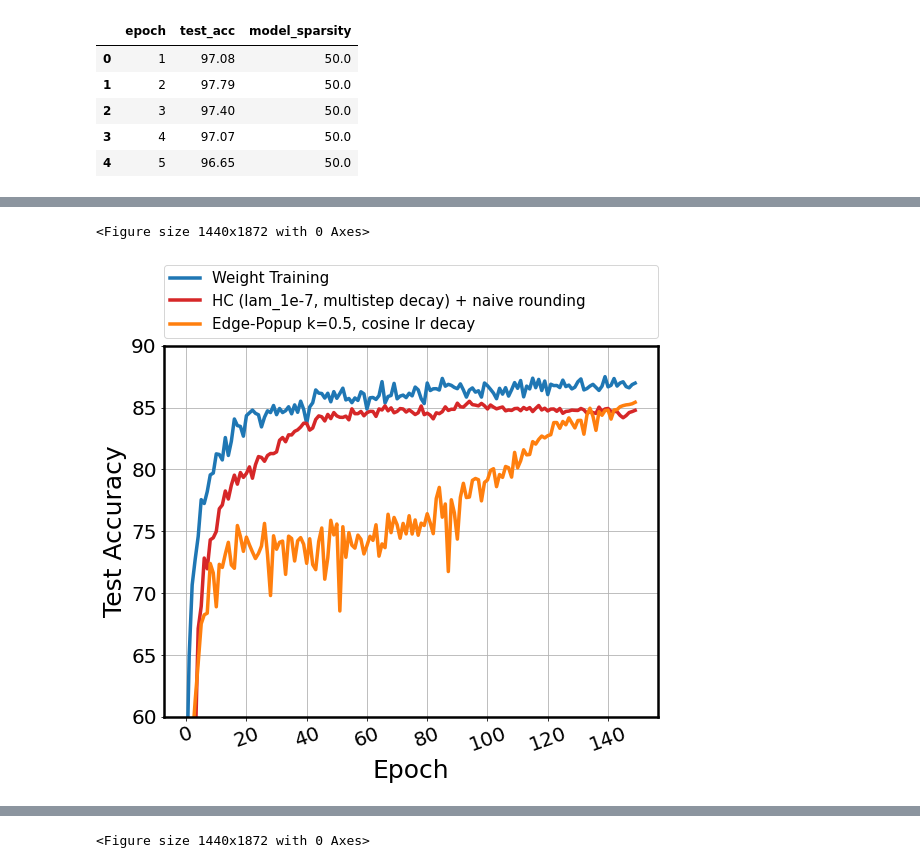
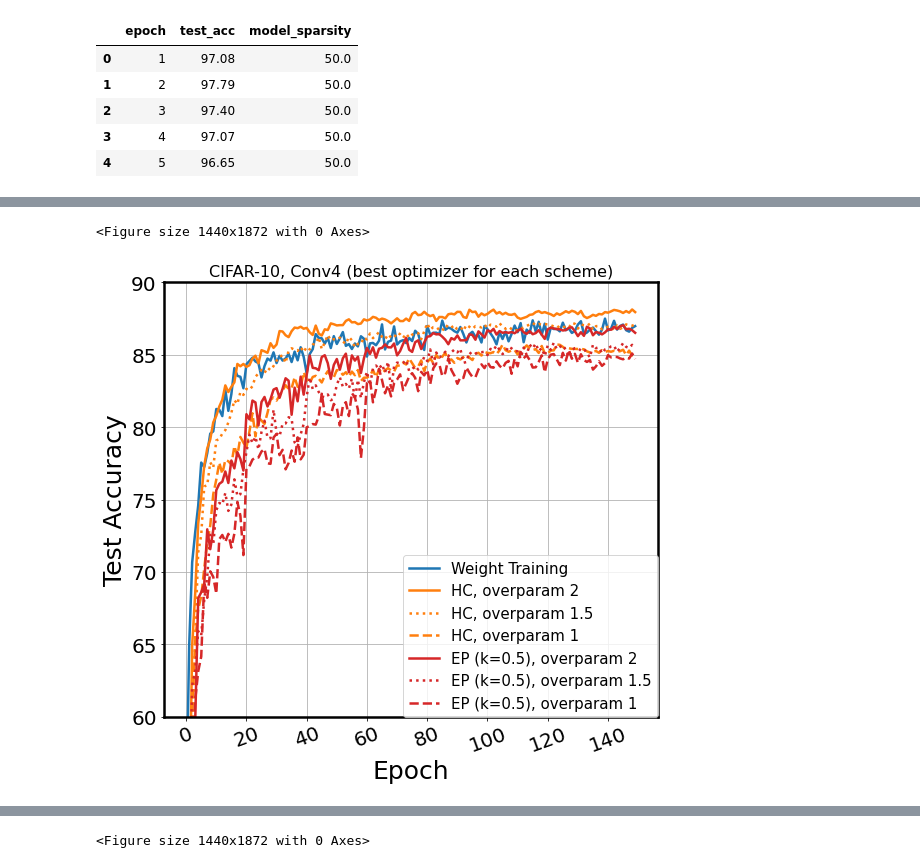
Before and after one commit to ksreenivasan/pruning_is_enough, a Jupyter notebook: plotting_things.ipynb, the cells around one changed output, grey strips where cells are left out. Cells and saved outputs as stored; diff of their text form; code cells hidden in the pictures.

Commit message:
overparam EP and HC

```diff
--- a/plotting_things.ipynb
+++ b/plotting_things.ipynb
@@ -353,8 +355,18 @@ observation_window = 500
 
 # test acc
 df_weight_train[:observation_window].plot(x='epoch', y='test_acc', linestyle='-',
-                              ax=ax, linewidth=3.5, color="C0", markersize=20, markevery=1,
+                              ax=ax, linewidth=2.5, color="C0", markersize=20, markevery=1,
                               label=r"Weight Training")
+df_hc_overparam_2[:observation_window].plot(x='epoch', y='test_acc', linestyle='-',
+                              ax=ax, linewidth=2.5, color="C1", markersize=20, markevery=1,
+                              label=r"HC, overparam 2") #)+ naive rounding")
+df_hc_overparam_1_5[:observation_window].plot(x='epoch', y='test_acc', linestyle='dotted',
+                              ax=ax, linewidth=2.5, color="C1", markersize=20, markevery=1,
+                              label=r"HC, overparam 1.5") #+ naive rounding")
+
+
+
+
 
 # df_hc_reg[:observation_window].plot(x='epoch', y='test_acc_before_rounding', linestyle='-',
 #                               ax=ax, linewidth=3.5, color="C1", markersize=20, markevery=1,
@@ -364,42 +376,79 @@ df_weight_train[:observation_window].plot(x='epoch', y='test_acc', linestyle='-'
 #                               ax=ax, linewidth=3.5, color="C2", markersize=20, markevery=1,
 #                               label=r"HC (reg, no decay) + naive rounding")
 
 # df_hc_reg_multistep[:observation_window].plot(x='epoch', y='test_acc_before_rounding', linestyle='-',
 #                               ax=ax, linewidth=3.5, color="C3", markersize=20, markevery=1,
 #                               label=r"HC (reg, multistep decay) + no rounding")
 
 # df_hc_reg_multistep[:observation_window].plot(x='epoch', y='test_acc_smooth', linestyle='-',
 #                               ax=ax, linewidth=3.5, color="C4", markersize=20, markevery=1,
 #                               label=r"HC (reg, multistep decay) + naive rounding")
 
 
-df_hc_multistep_lam_1e7[:observation_window].plot(x='epoch', y='test_acc', linestyle='-',
-                              ax=ax, linewidth=3.5, color="C3", markersize=20, markevery=1,
-                              label=r"HC (lam_1e-7, multistep decay) + naive rounding")
+# df_hc_multistep_lam_1e7[:observation_window].plot(x='epoch', y='test_acc', linestyle='-',
+#                               ax=ax, linewidth=3.5, color="C3", markersize=20, markevery=1,
+#                               label=r"HC (reg1, lam_1e-7, multistep decay) + naive rounding")
+df_hc_multistep_reg2[:observation_window].plot(x='epoch', y='test_acc', linestyle='--',
+                              ax=ax, linewidth=2.5, color="C1", markersize=20, markevery=1,
+                              #label=r"HC (reg2, lam_1e-5, multistep decay) + naive rounding"
+                              label=r"HC, overparam 1") # + naive rounding")
+
+
+#### SGD
+
+# df_ep3[:observation_window].plot(x='epoch', y='test_acc', linestyle='-',
+#                               ax=ax, linewidth=3.5, color="C1", markersize=20, markevery=1,
+#                               label=r"Edge-Popup k=0.5, cosine lr decay")
+
+df_ep_overparam_2_sgd[:observation_window].plot(x='epoch', y='test_acc', linestyle='-',
+                              ax=ax, linewidth=2.5, color="C3", markersize=20, markevery=1,
+                              label=r"EP (k=0.5), overparam 2")#, sgd") #, multistep decay") #, adam")
+
+df_ep_overparam_1_5_sgd[:observation_window].plot(x='epoch', y='test_acc', linestyle='dotted',
+                              ax=ax, linewidth=2.5, color="C3", markersize=20, markevery=1,
+                              label=r"EP (k=0.5), overparam 1.5")#, sgd") #, multistep decay") #, adam")
+df_ep4[:observation_window].plot(x='epoch', y='test_acc', linestyle='--',
+                              ax=ax, linewidth=2.5, color="C3", markersize=20, markevery=1,
+                              label=r"EP (k=0.5), overparam 1")#, sgd")
+
+
+#### ADAM
+
+# df_ep_overparam_2[:observation_window].plot(x='epoch', y='test_acc', linestyle='-',
+#                               ax=ax, linewidth=2.5, color="C3", markersize=20, markevery=1,
+#                               label=r"Edge-Popup k=0.5, overparam 2") #, multistep decay") #, adam")
+
+
+# df_ep_overparam_1_5[:observation_window].plot(x='epoch', y='test_acc', linestyle='dotted',
+#                               ax=ax, linewidth=2.5, color="C3", markersize=20, markevery=1,
+#                               label=r"Edge-Popup k=0.5, overparam 1.5") #, multistep decay") #, adam")
+
+
+# df_ep_adam[:observation_window].plot(x='epoch', y='test_acc', linestyle='--',
+#                                      ax=ax, linewidth=2.5, color="C3", markersize=20, markevery=1,
+#                                      label=r"Edge-Popup k=0.5") #, multistep decay") #, adam")
 
 
 
-df_ep3[:observation_window].plot(x='epoch', y='test_acc_smooth', linestyle='-',
-                              ax=ax, linewidth=3.5, color="C1", markersize=20, markevery=1,
-                              label=r"Edge-Popup k=0.5, cosine lr decay")
-
-
+plt.title('CIFAR-10, Conv4 (best optimizer for each scheme)', fontsize=16)
 plt.xlabel("Epoch",fontsize=25)
 plt.ylabel("Test Accuracy",fontsize=25)
 plt.xticks(size=20, rotation=20)
 plt.yticks(size=20)
 plt.ylim(60, 90)
 #plt.xlim(-1, 80)
 legend_properties = {'size':15}
 ax.xaxis.get_offset_text().set_fontsize(15)
 ax.xaxis.get_offset_text().set_weight('bold')
 #ax.legend(prop=legend_properties)
-ax.legend(bbox_to_anchor=(0., 1.02, 1., .102), loc='lower left',
-           ncol=1, mode="expand", borderaxespad=0., prop=legend_properties)
-#ax.legend(bbox_to_anchor=(1.05, 1), loc='upper left', borderaxespad=0., prop=legend_properties)
+#ax.legend(bbox_to_anchor=(0., 1.12, 1.0, .102), loc='lower left',
+#           ncol=1, mode="expand", borderaxespad=0., prop=legend_properties)
+# ax.legend(bbox_to_anchor=(0., 1.02, 1., .102), loc='lower left',
+#            ncol=1, mode="expand", borderaxespad=0., prop=legend_properties)
+ax.legend(bbox_to_anchor=(0, 0, 1, 1), loc='lower right', borderaxespad=0., prop=legend_properties)
 plt.grid()
 plt.tight_layout()
 plt.savefig("pruning_acc_comparison_cifar10.pdf", format='pdf', dpi=600, bbox_inches='tight', pad_inches=0.05)
 # %% [output]
 <Figure size 1440x1872 with 0 Axes>
-[figure, old version]
+[figure, new version]
```
Also changed, not shown: parts of 5 cells of this notebook.
